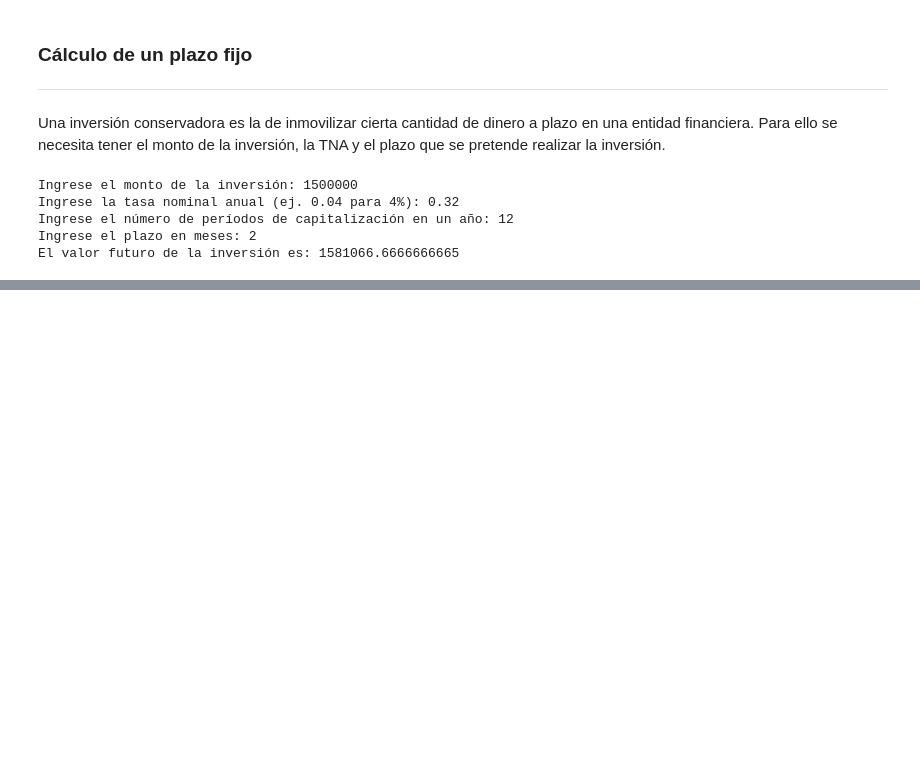
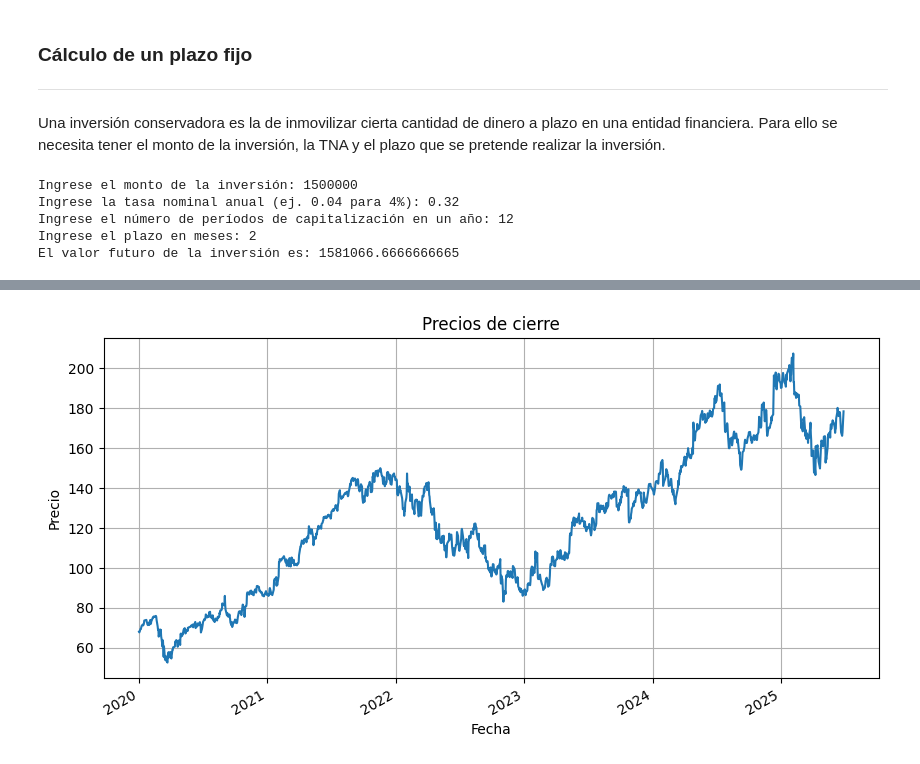
Before and after one commit to sbernasconi1975/financiero04, a Jupyter notebook: financiero04[v10].ipynb, the cells around one changed output, grey strips where cells are left out. Cells and saved outputs as stored; diff of their text form; code cells hidden in the pictures; blank space fills up the shorter version.

```diff
--- a/financiero04[v10].ipynb
+++ b/financiero04[v10].ipynb
@@ -235,0 +272,11 @@ El valor futuro de la inversión es: 1581066.6666666665
+# %%
+# cargando librerias necesarias para trabajar con datos de acciones
+import yfinance as yf
+import pandas as pd
+import numpy as np
+import matplotlib.pyplot as plt
+
+# Descargar datos de activos financieros con yahoo finance
+tickets = ["GOOG", "^GSPC"]
+data = yf.download(tickets, start="2020-01-01", end="2025-06-30")
+data
@@ -235,0 +300,4 @@ El valor futuro de la inversión es: 1581066.6666666665
+# %%
+# Crear una tabla con los precios de cierre utilizando los datos de la tabla data
+data = data["Close"][["GOOG", "^GSPC"]]
+data
@@ -235,0 +319,9 @@ El valor futuro de la inversión es: 1581066.6666666665
+# %%
+# Graficar GOOG para la tabla data en un gráfico de lineas
+data["GOOG"].plot(title="Precios de cierre", figsize=(10,5))
+plt.xlabel("Fecha")
+plt.ylabel("Precio")
+plt.grid(True)
+plt.show()
+# %% [output]
+[figure, added]
```
Also changed, not shown: parts of 5 cells of this notebook.
